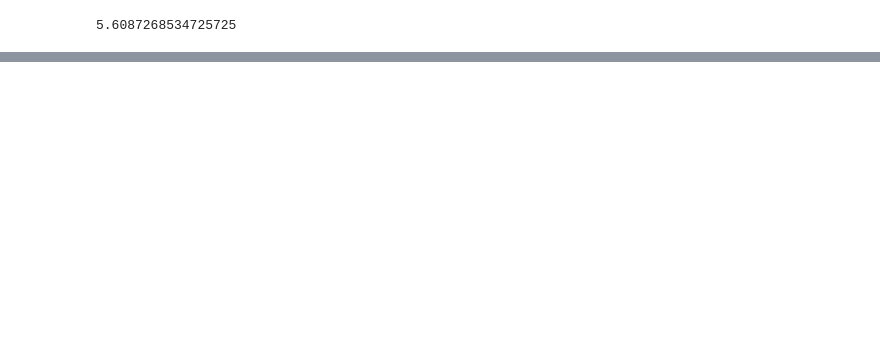
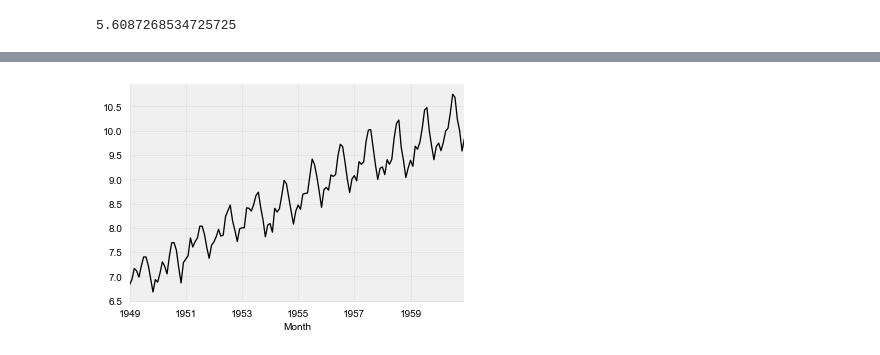
Before and after one commit to spazzy/darts, a Jupyter notebook: examples/show-n-tell.ipynb, the cells around one changed output, grey strips where cells are left out. Cells and saved outputs as stored; diff of their text form; code cells hidden in the pictures; blank space fills up the shorter version.

```diff
--- a/examples/show-n-tell.ipynb
+++ b/examples/show-n-tell.ipynb
@@ -118,0 +128,16 @@ plt.show()
+# %%
+from darts.dataprocessing.transformers import BoxCox
+
+###############################
+
+boxcox = BoxCox()
+boxcox.fit(series)
+
+transformed = boxcox.transform(series)
+
+###############################
+
+transformed.plot()
+plt.show()
+# %% [output]
+[figure, added]
```
Also changed, not shown: parts of 6 cells of this notebook.
